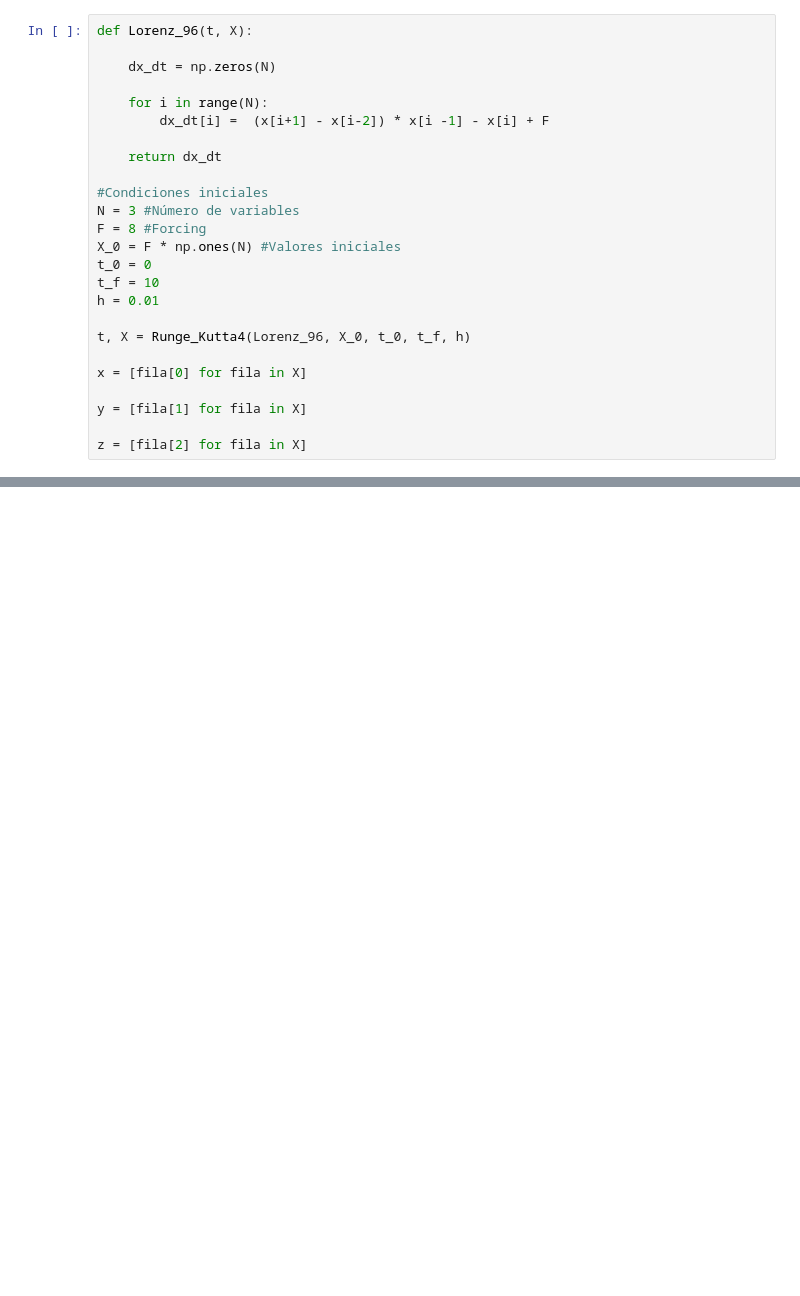
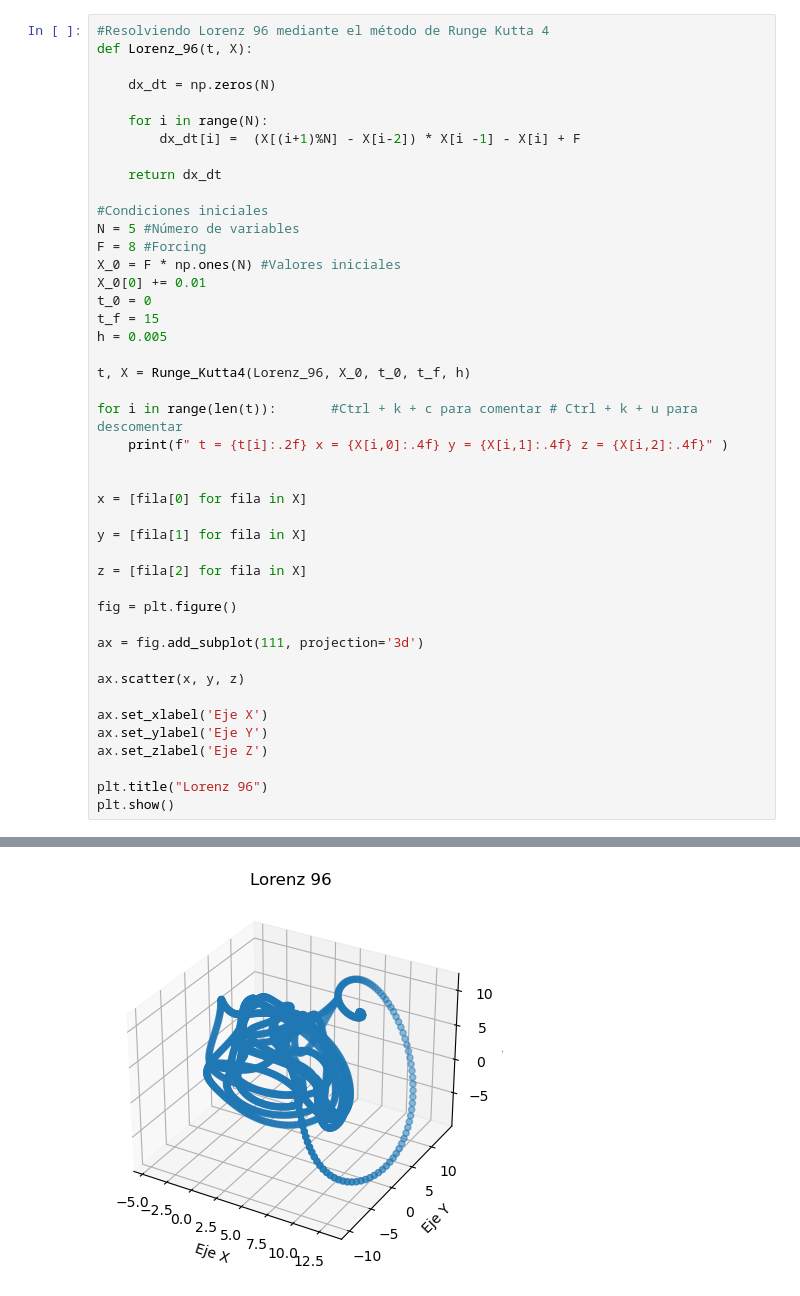
Before and after one commit to Dragowiser/Margaritas, a Jupyter notebook: Rk4_Lorenz.ipynb, the cells around one changed output, grey strips where cells are left out. Saved outputs shown, nothing was run; the diff lists cells and outputs as text; blank space fills up the shorter version.

Commit message:
Lorenz 96 Terminado

```diff
--- a/Rk4_Lorenz.ipynb
+++ b/Rk4_Lorenz.ipynb
@@ -51,25 +69,45 @@ z = [fila[2] for fila in X]
 # %%
+#Resolviendo Lorenz 96 mediante el método de Runge Kutta 4
 def Lorenz_96(t, X):
 
     dx_dt = np.zeros(N)
 
     for i in range(N):
-        dx_dt[i] =  (x[i+1] - x[i-2]) * x[i -1] - x[i] + F
+        dx_dt[i] =  (X[(i+1)%N] - X[i-2]) * X[i -1] - X[i] + F
 
     return dx_dt
 
 #Condiciones iniciales
-N = 3 #Número de variables
+N = 5 #Número de variables
 F = 8 #Forcing
 X_0 = F * np.ones(N) #Valores iniciales
+X_0[0] += 0.01
 t_0 = 0
-t_f = 10
-h = 0.01
+t_f = 15
+h = 0.005
 
 t, X = Runge_Kutta4(Lorenz_96, X_0, t_0, t_f, h)
+
+for i in range(len(t)):       #Ctrl + k + c para comentar # Ctrl + k + u para descomentar
+    print(f" t = {t[i]:.2f} x = {X[i,0]:.4f} y = {X[i,1]:.4f} z = {X[i,2]:.4f}" )
+
 
 x = [fila[0] for fila in X]
 
 y = [fila[1] for fila in X]
 
 z = [fila[2] for fila in X]
+
+fig = plt.figure()
+
+ax = fig.add_subplot(111, projection='3d')
+
+ax.scatter(x, y, z)
+
+ax.set_xlabel('Eje X')
+ax.set_ylabel('Eje Y')
+ax.set_zlabel('Eje Z')
+
+plt.title("Lorenz 96")
+plt.show()
+# %% [output]
@@ -75,0 +131 @@ z = [fila[2] for fila in X]
+[figure, added]
```
Also changed, not shown: parts of 5 cells of this notebook.
